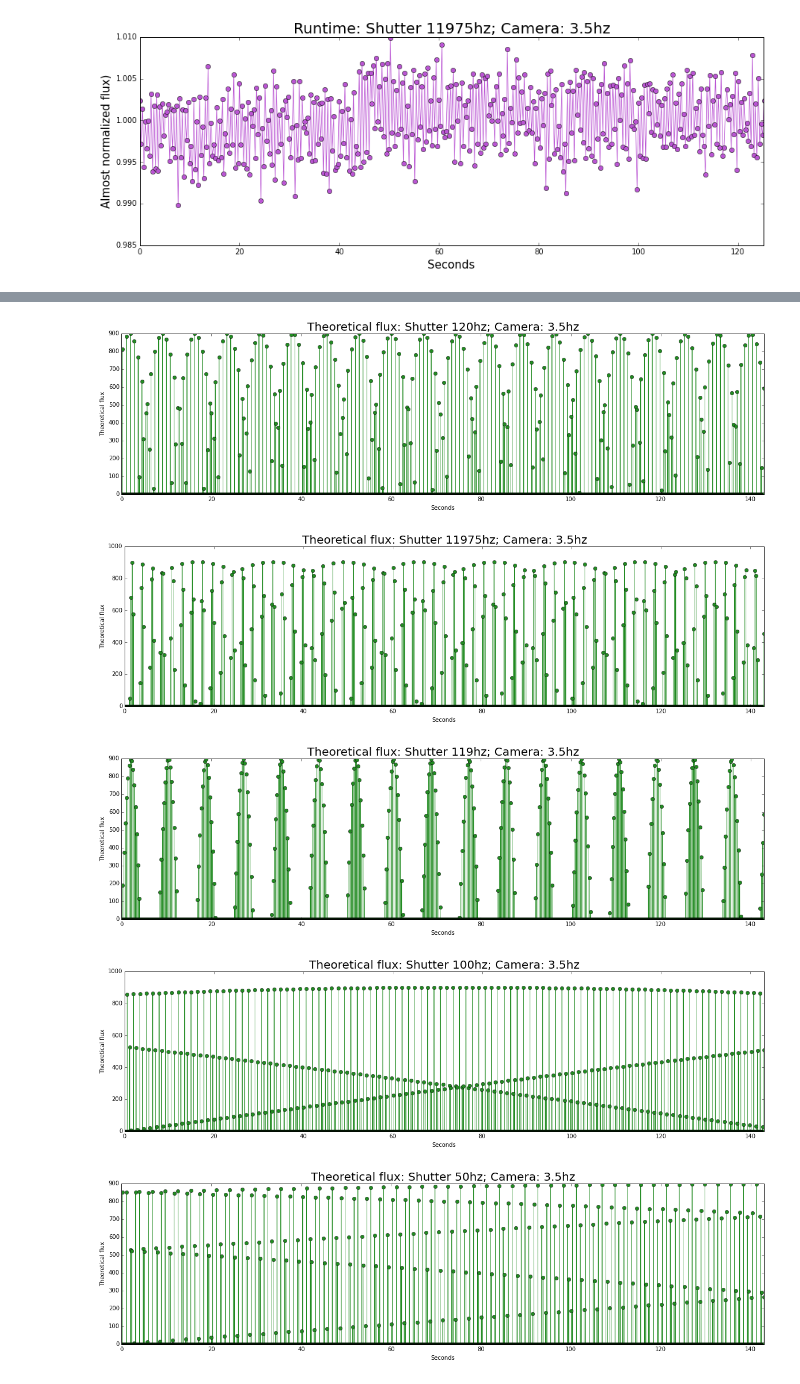
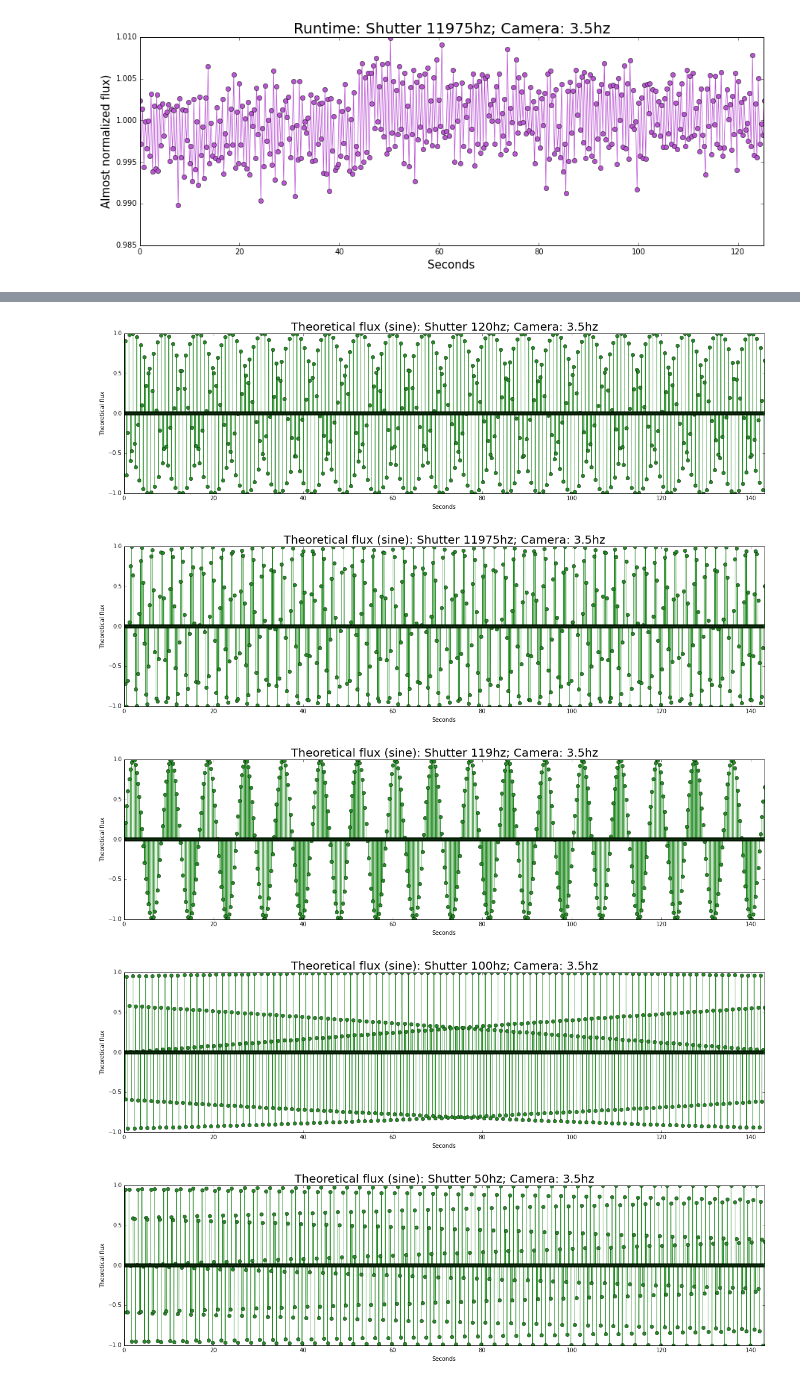
Before and after one commit to fedhere/detect120, a Jupyter notebook: dmiura_LEDtest.ipynb, the cells around one changed output, grey strips where cells are left out. Saved outputs shown, nothing was run; the diff lists cells and outputs as text; code cells hidden in the pictures.

```diff
--- a/dmiura_LEDtest.ipynb
+++ b/dmiura_LEDtest.ipynb
@@ -194,12 +196,12 @@ time = np.linspace(0, 150, 150*1000)
 
 for i in shutter:
     sine[i] = np.sin(2*np.pi*time*i)
-    sine[i] = [0 if f<0 else f for f in sine[i]]
 
 #Visualizing it for 10hz: 10 cycles in one sec; seems ok
 
 pl.plot(time[0:1000], sine[10][0:1000], '-', color='grey', linewidth = 0.75)
-pl.title('Shutter wave test: 10hz', fontsize=20)
+pl.title('Shutter sine wave test: 10hz', fontsize=20)
 pl.xlabel('Seconds')
 pl.ylabel('Shutter')
+ylim(-1.1, 1.1)
 # %% [output]
@@ -209,15 +211,15 @@ pl.ylabel('Shutter')
 #Plotting the "theoretical" fluxes for camera speed of 4hz
 #This flux equals the points in which the camera "meets" the shutter wave
 
-inter4 = {}
+inter_sn4 = {}
 
 for i in shutter:
-    inter4[i] = sine[i]*cam4
+    inter_sn4[i] = sine[i]*cam4
     pl.figure(figsize(20, 5))
-    pl.plot(time, inter4[i]/mean(inter4[i]), '-', color='forestgreen', linewidth = 0.75)
-    pl.plot(time, inter4[i]/mean(inter4[i]), 'o', color='forestgreen', linewidth = 0.75)
+    pl.plot(time, inter_sn4[i], '-', color='forestgreen', linewidth = 0.75)
+    pl.plot(time, inter_sn4[i], 'o', color='forestgreen', linewidth = 0.75)
     xlim(0, 125)
-    pl.title('Theoretical flux: Shutter '+str(i)+'hz; Camera: 4hz', fontsize=20)
+    pl.title('Theoretical flux (sine): Shutter '+str(i)+'hz; Camera: 4hz', fontsize=20)
     pl.xlabel('Seconds')
     pl.ylabel('Theoretical flux')
 # %% [output]
@@ -230,21 +232,21 @@ for i in shutter:
 # %%
 #Plotting the "theoretical" fluxes for camera speed of 3.5hz
 #This flux equals the points in which the camera "meets" the shutter wave
 
-inter35 = {}
+inter_sn35 = {}
 
 for i in shutter:
-    inter35[i] = sine[i]*cam35
+    inter_sn35[i] = sine[i]*cam35
     pl.figure(figsize(20, 5))
-    pl.plot(time, inter35[i]/mean(inter35[i]), '-', color='forestgreen', linewidth = 0.75)
-    pl.plot(time, inter35[i]/mean(inter35[i]), 'o', color='forestgreen', linewidth = 0.75)
+    pl.plot(time, inter_sn35[i], '-', color='forestgreen', linewidth = 0.75)
+    pl.plot(time, inter_sn35[i], 'o', color='forestgreen', linewidth = 0.75)
     xlim(0, 143)
-    pl.title('Theoretical flux: Shutter '+str(i)+'hz; Camera: 3.5hz', fontsize=20)
+    pl.title('Theoretical flux (sine): Shutter '+str(i)+'hz; Camera: 3.5hz', fontsize=20)
     pl.xlabel('Seconds')
     pl.ylabel('Theoretical flux')
 # %% [output]
-[figure, old version]
+[figure, new version]
-[figure, old version]
+[figure, new version]
-[figure, old version]
+[figure, new version]
-[figure, old version]
+[figure, new version]
-[figure, old version]
+[figure, new version]
```
Also changed, not shown: parts of 9 cells of this notebook.
